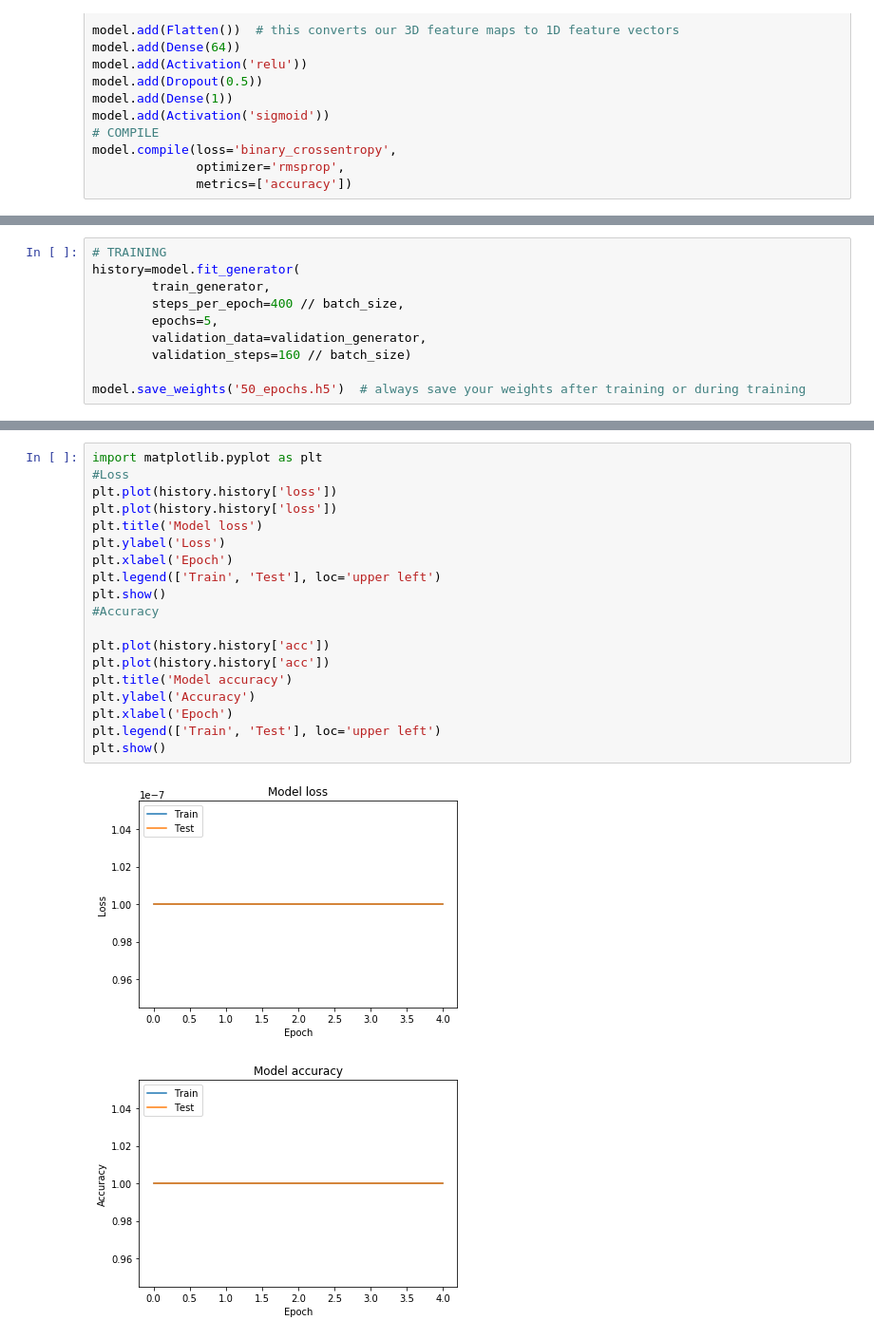
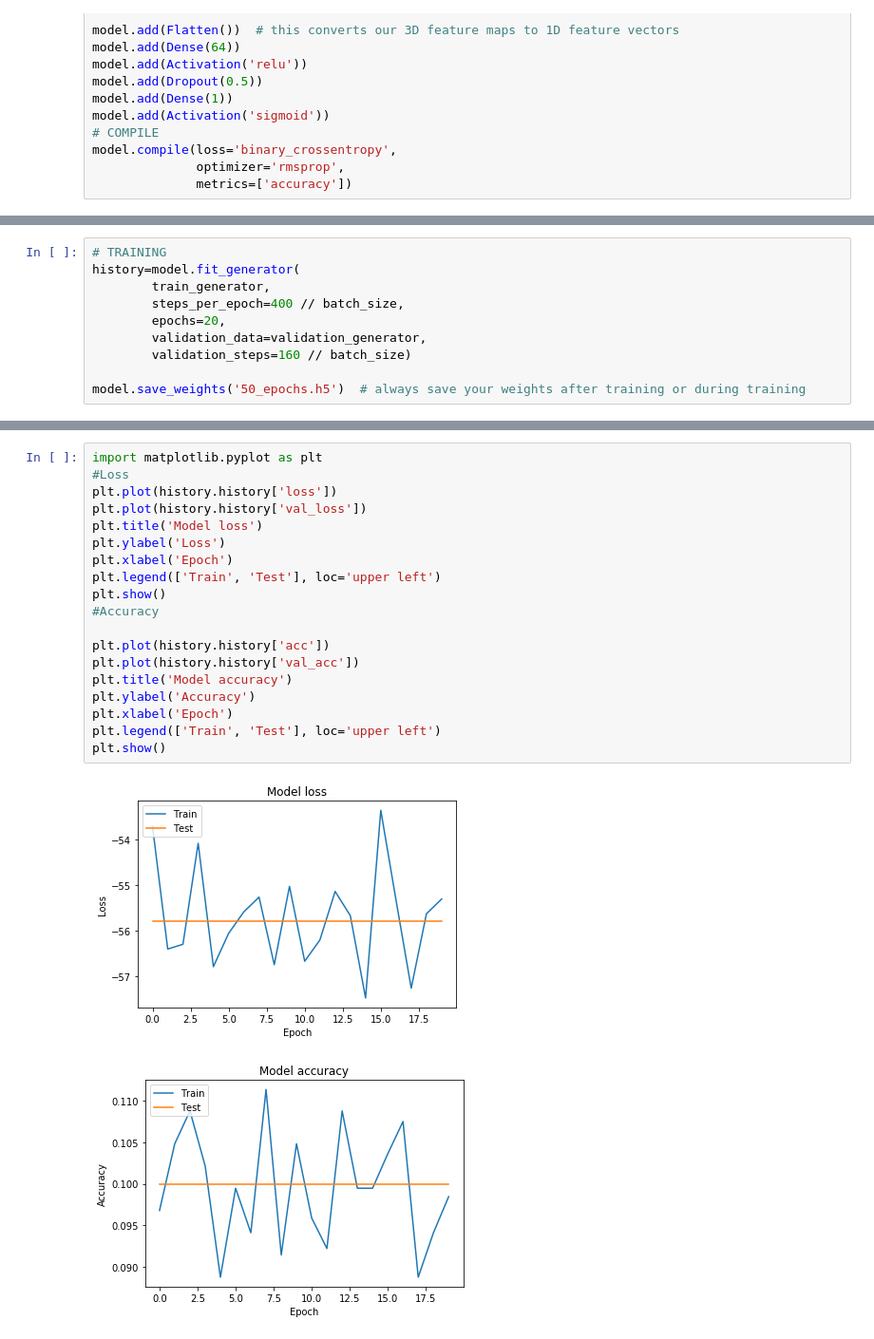
Before and after one commit to shahzaibarif12/CNN-Classification, a Jupyter notebook: classification.ipynb, the cells around one changed output, grey strips where cells are left out. Shown: that part at 95% size. Drawn from its saved outputs; the diff is of its cells as text.

```diff
--- a/classification.ipynb
+++ b/classification.ipynb
@@ -88,7 +88,7 @@ Found 0 images belonging to 0 classes.
 history=model.fit_generator(
         train_generator,
         steps_per_epoch=400 // batch_size,
-        epochs=5,
+        epochs=20,
         validation_data=validation_generator,
         validation_steps=160 // batch_size)
 
@@ -107,25 +114,25 @@ Epoch 5/5
 # %%
 import matplotlib.pyplot as plt
 #Loss
 plt.plot(history.history['loss'])
-plt.plot(history.history['loss'])
+plt.plot(history.history['val_loss'])
 plt.title('Model loss')
 plt.ylabel('Loss')
 plt.xlabel('Epoch')
 plt.legend(['Train', 'Test'], loc='upper left')
 plt.show()
 #Accuracy
 
 plt.plot(history.history['acc'])
-plt.plot(history.history['acc'])
+plt.plot(history.history['val_acc'])
 plt.title('Model accuracy')
 plt.ylabel('Accuracy')
 plt.xlabel('Epoch')
 plt.legend(['Train', 'Test'], loc='upper left')
 plt.show()
 # %% [output]
-[figure, old version]
+[figure, new version]
-[figure, old version]
+[figure, new version]
 # %%
 import numpy as np
 def img_show(image):
```
Also changed, not shown: parts of 4 cells of this notebook, 12 other files.
